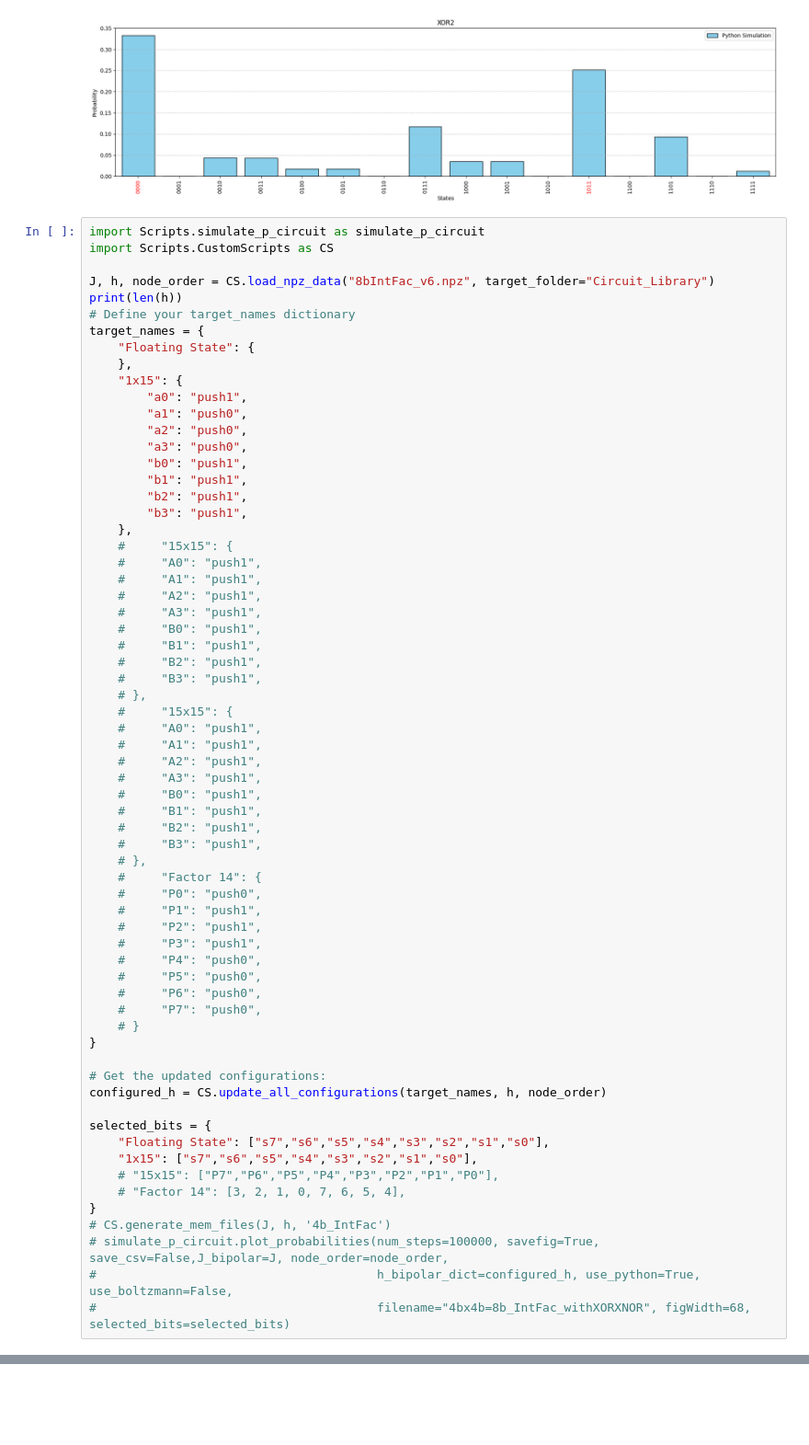
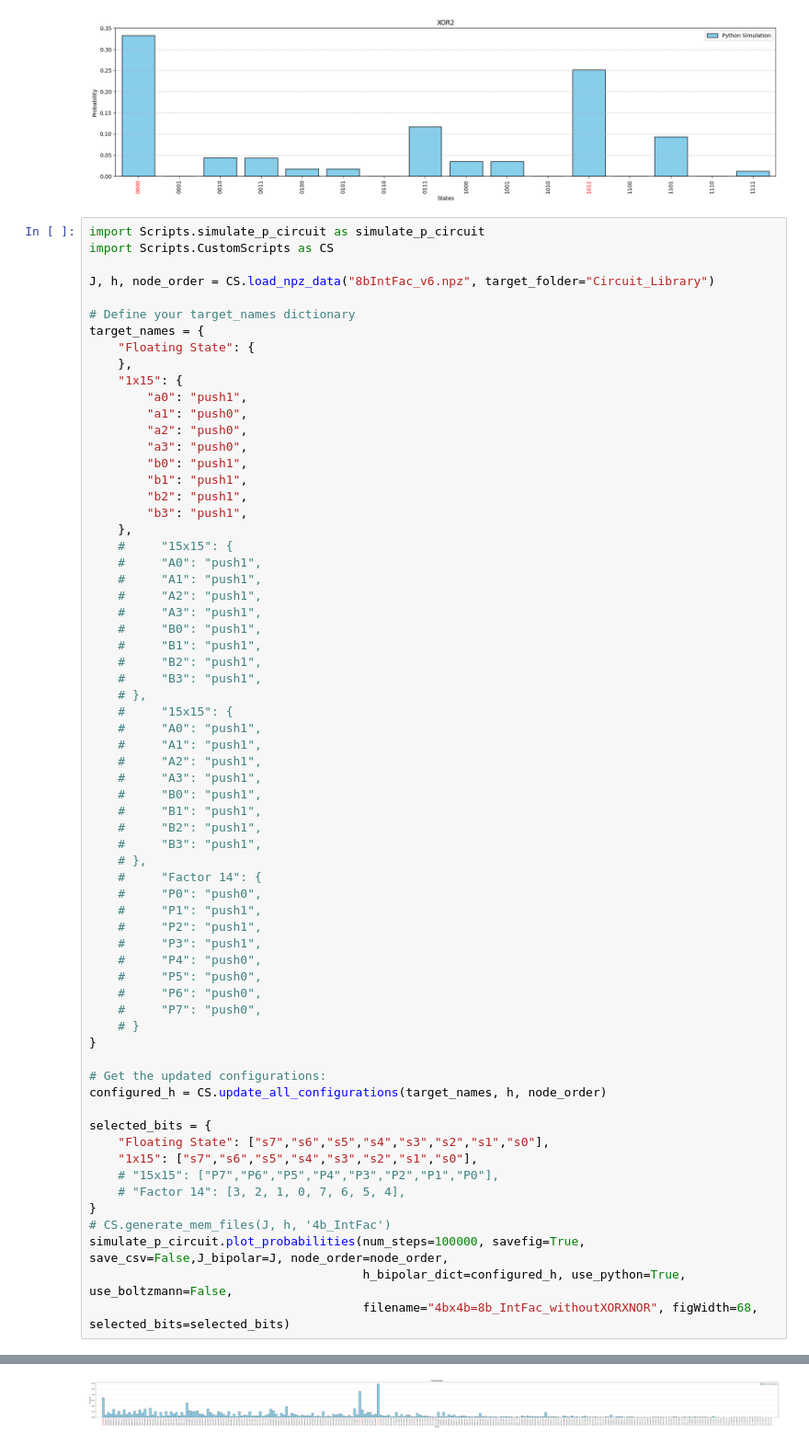
Before and after one commit to ThomasSChristiansen/ProbabilisticComputing, a Jupyter notebook: Integer Factorization/4bit_IntFac/4bit_IntFac_Python_Sim.ipynb, the cells around one changed output, grey strips where cells are left out. Shown at 92% size. Drawn from its saved outputs; the diff is of its cells as text; blank space fills up the shorter version.

```diff
--- a/Integer Factorization/4bit_IntFac/4bit_IntFac_Python_Sim.ipynb
+++ b/Integer Factorization/4bit_IntFac/4bit_IntFac_Python_Sim.ipynb
@@ -296,7 +296,7 @@ import Scripts.simulate_p_circuit as simulate_p_circuit
 import Scripts.CustomScripts as CS
 
 J, h, node_order = CS.load_npz_data("8bIntFac_v6.npz", target_folder="Circuit_Library")
-print(len(h))
+
 # Define your target_names dictionary
 target_names = {
     "Floating State": {
@@ -353,8 +353,8 @@ selected_bits = {
     # "Factor 14": [3, 2, 1, 0, 7, 6, 5, 4],
 }
 # CS.generate_mem_files(J, h, '4b_IntFac')
-# simulate_p_circuit.plot_probabilities(num_steps=100000, savefig=True, save_csv=False,J_bipolar=J, node_order=node_order,
-#                                       h_bipolar_dict=configured_h, use_python=True, use_boltzmann=False,
-#                                       filename="4bx4b=8b_IntFac_withXORXNOR", figWidth=68, selected_bits=selected_bits)
+simulate_p_circuit.plot_probabilities(num_steps=100000, savefig=True, save_csv=False,J_bipolar=J, node_order=node_order,
+                                      h_bipolar_dict=configured_h, use_python=True, use_boltzmann=False,
+                                      filename="4bx4b=8b_IntFac_withoutXORXNOR", figWidth=68, selected_bits=selected_bits)
 # %% [output]
 Found folder: C:\repositories\ProbabilisticComputing\Circuit_Library
@@ -361,0 +363 @@ Found folder: C:\repositories\ProbabilisticComputing\Circuit_Library
+[figure, added]
```
Also changed, not shown: parts of 1 cell of this notebook, 4 other files.
